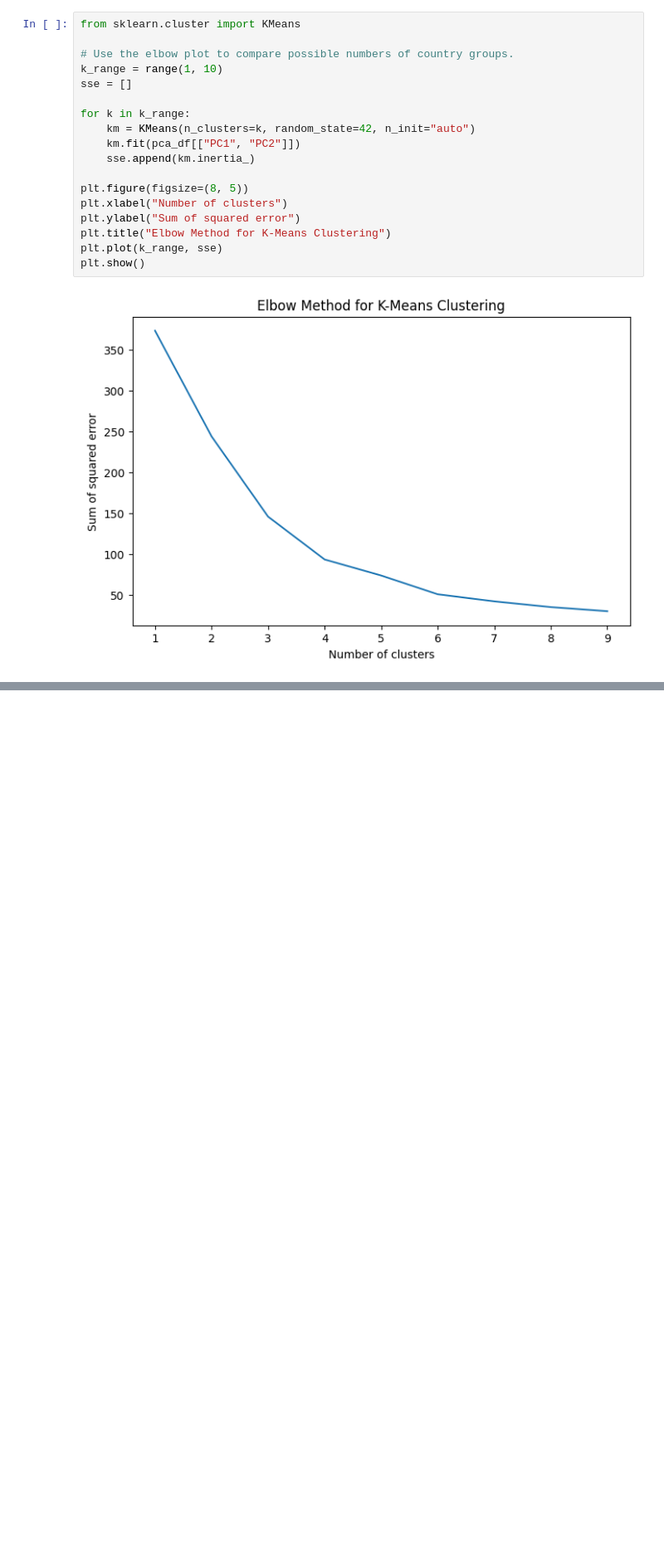
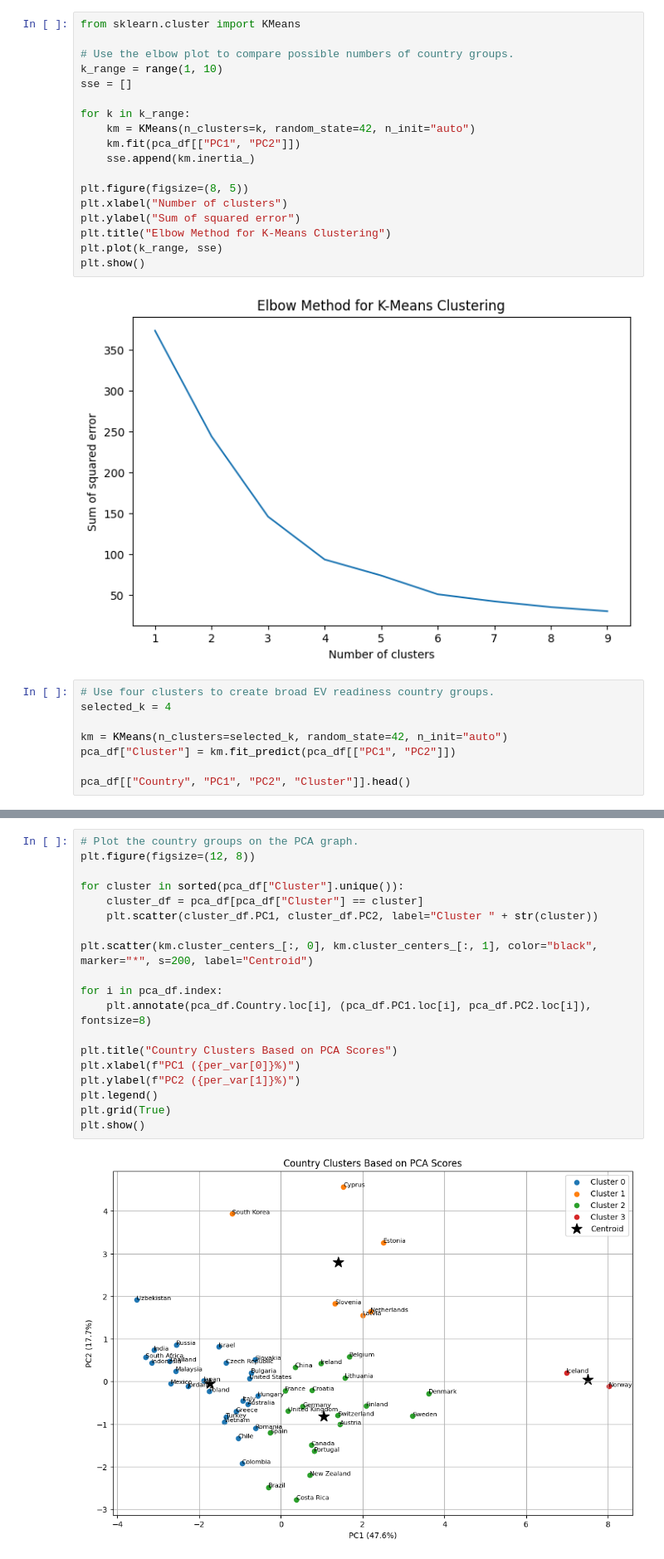
Before and after one commit to RathnamMeghana/DAV_CA1, a Jupyter notebook: index.ipynb, the cells around one changed output, grey strips where cells are left out. Shown at 83% size. Drawn from its saved outputs; the diff is of its cells as text; blank space fills up the shorter version.

Commit message:
🧬 Add cluster profiles
Added the cluster assignment, plot, counts, and profile table.

Used them to compare EV readiness patterns between country groups.

```diff
--- a/index.ipynb
+++ b/index.ipynb
@@ -1531,3 +1531,11 @@ plt.plot(k_range, sse)
 plt.show()
 # %% [output]
 [figure]
+# %%
+# Use four clusters to create broad EV readiness country groups.
+selected_k = 4
+
+km = KMeans(n_clusters=selected_k, random_state=42, n_init="auto")
+pca_df["Cluster"] = km.fit_predict(pca_df[["PC1", "PC2"]])
+
+pca_df[["Country", "PC1", "PC2", "Cluster"]].head()
@@ -1533,0 +1549,21 @@ plt.show()
+# %%
+# Plot the country groups on the PCA graph.
+plt.figure(figsize=(12, 8))
+
+for cluster in sorted(pca_df["Cluster"].unique()):
+    cluster_df = pca_df[pca_df["Cluster"] == cluster]
+    plt.scatter(cluster_df.PC1, cluster_df.PC2, label="Cluster " + str(cluster))
+
+plt.scatter(km.cluster_centers_[:, 0], km.cluster_centers_[:, 1], color="black", marker="*", s=200, label="Centroid")
+
+for i in pca_df.index:
+    plt.annotate(pca_df.Country.loc[i], (pca_df.PC1.loc[i], pca_df.PC2.loc[i]), fontsize=8)
+
+plt.title("Country Clusters Based on PCA Scores")
+plt.xlabel(f"PC1 ({per_var[0]}%)")
+plt.ylabel(f"PC2 ({per_var[1]}%)")
+plt.legend()
+plt.grid(True)
+plt.show()
+# %% [output]
+[figure, added]
```
Also changed, not shown: parts of 3 cells of this notebook.
